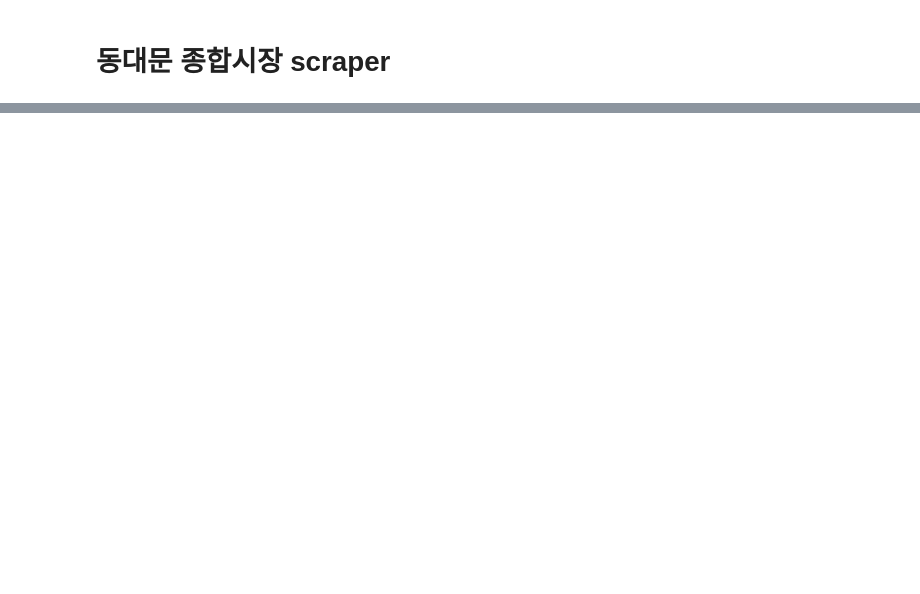
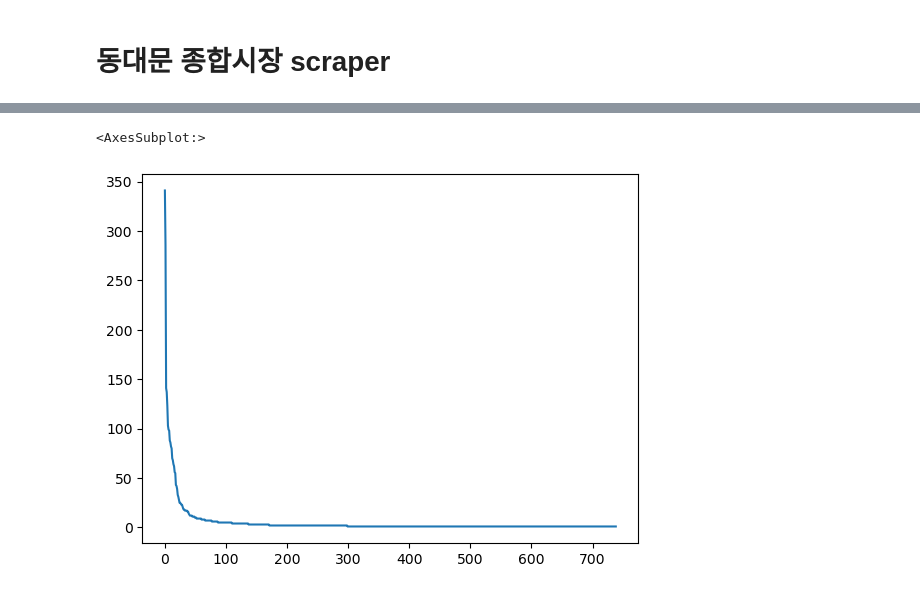
Before and after one commit to jaepil-choi/father_dongdaemoon, a Jupyter notebook: dongdaemoon_scraper.ipynb, the cells around one changed output, grey strips where cells are left out. Cells and saved outputs as stored; diff of their text form; code cells hidden in the pictures; blank space fills up the shorter version.

```diff
--- a/dongdaemoon_scraper.ipynb
+++ b/dongdaemoon_scraper.ipynb
@@ -37,0 +123,2 @@ len(details)
+# %%
+df['location'] = df['location'].apply(lambda bs_obj: bs_obj.text)
@@ -37,0 +145,8 @@ len(details)
+# %%
+hashtags = list(df['hashtags'].values)
+# %%
+c = collections.Counter(itertools.chain(*hashtags))
+# %%
+hashtag_count_df = pd.DataFrame(c.items(), columns=['hashtag', 'count'])
+hashtag_count_df = hashtag_count_df.sort_values(by='count', ascending=False, ignore_index=True)
+hashtag_count_df.head(30)
@@ -37,0 +171,5 @@ len(details)
+# %%
+hashtag_count_df['count'].plot()
+# %% [output]
+<AxesSubplot:>
+[figure, added]
```
Also changed, not shown: parts of 17 cells of this notebook, 3 other files.
